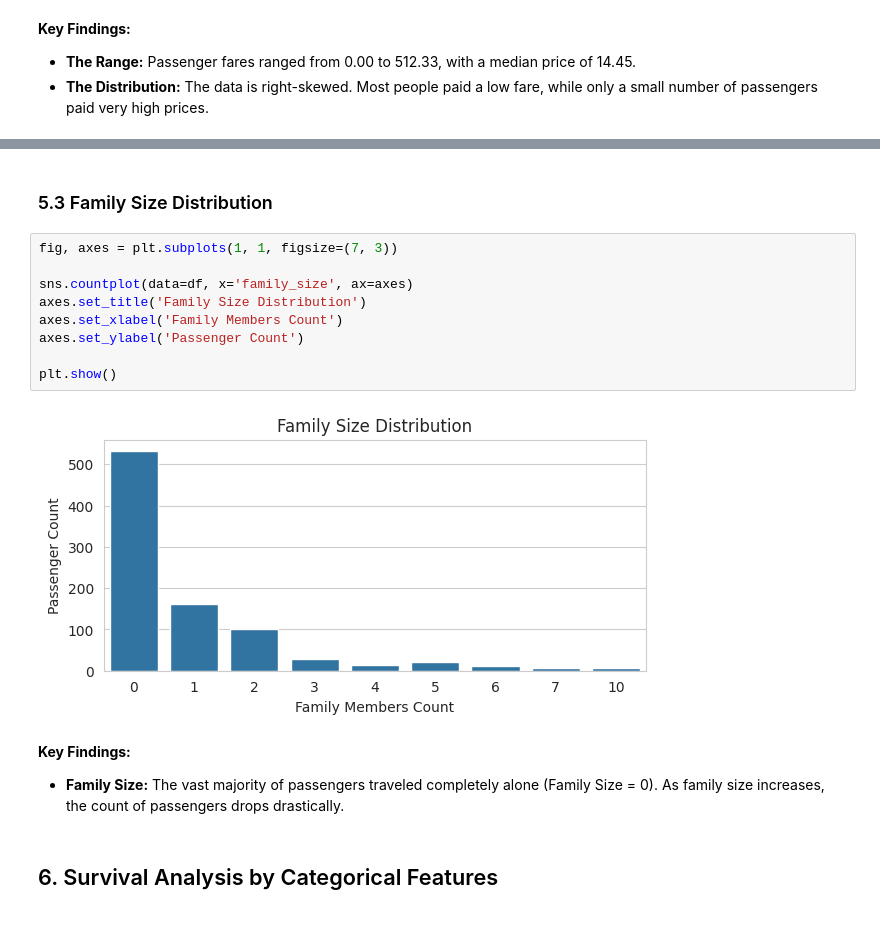
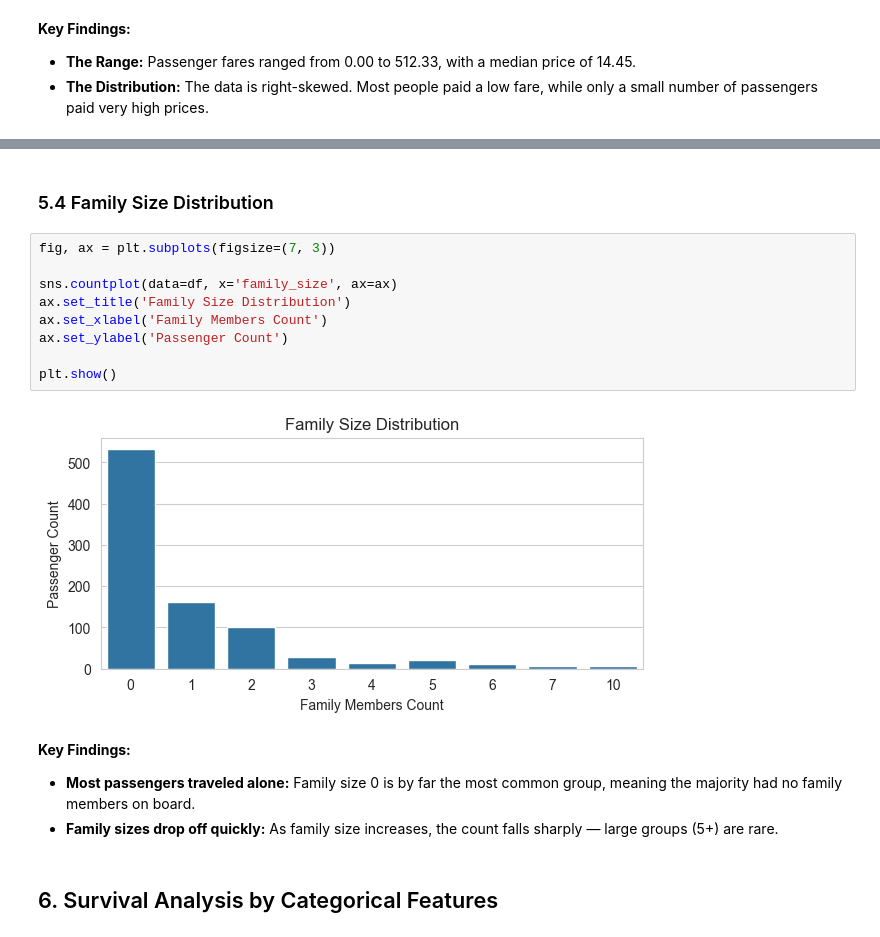
Before and after one commit to ybutkov/LEVEL3-MLOps, a Jupyter notebook: week-1/notebooks/01_titanic_eda.ipynb, the cells around one changed output, grey strips where cells are left out. Saved outputs shown, nothing was run; the diff lists cells and outputs as text.

```diff
--- a/week-1/notebooks/01_titanic_eda.ipynb
+++ b/week-1/notebooks/01_titanic_eda.ipynb
@@ -244,20 +289,21 @@ Name: fare, dtype: float64
 # %% [markdown]
-### 5.3 Family Size Distribution
+### 5.4 Family Size Distribution
 # %%
-fig, axes = plt.subplots(1, 1, figsize=(7, 3))
+fig, ax = plt.subplots(figsize=(7, 3))
 
-sns.countplot(data=df, x='family_size', ax=axes)
-axes.set_title('Family Size Distribution')
-axes.set_xlabel('Family Members Count')
-axes.set_ylabel('Passenger Count')
+sns.countplot(data=df, x='family_size', ax=ax)
+ax.set_title('Family Size Distribution')
+ax.set_xlabel('Family Members Count')
+ax.set_ylabel('Passenger Count')
 
 plt.show()
 # %% [output]
-[figure, old version]
+[figure, new version]
 # %% [markdown]
 **Key Findings:**
 
-* **Family Size:** The vast majority of passengers traveled completely alone (Family Size = 0). As family size increases, the count of passengers drops drastically.
+* **Most passengers traveled alone:** Family size 0 is by far the most common group, meaning the majority had no family members on board.
+* **Family sizes drop off quickly:** As family size increases, the count falls sharply — large groups (5+) are rare.
 # %% [markdown]
 ## 6. Survival Analysis by Categorical Features
 # %%
```
Also changed, not shown: parts of 18 cells of this notebook, 10 other files.
